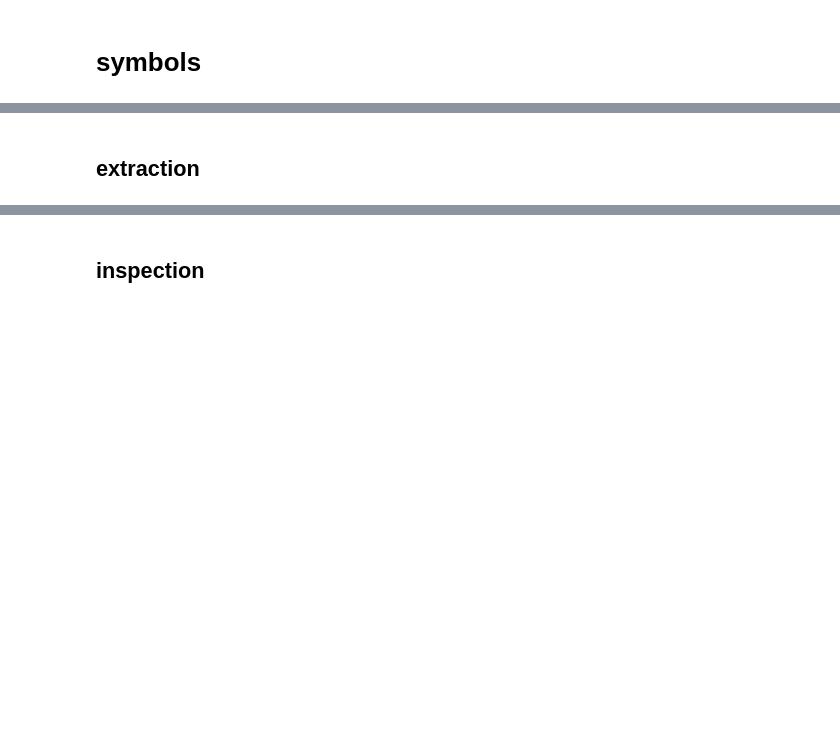
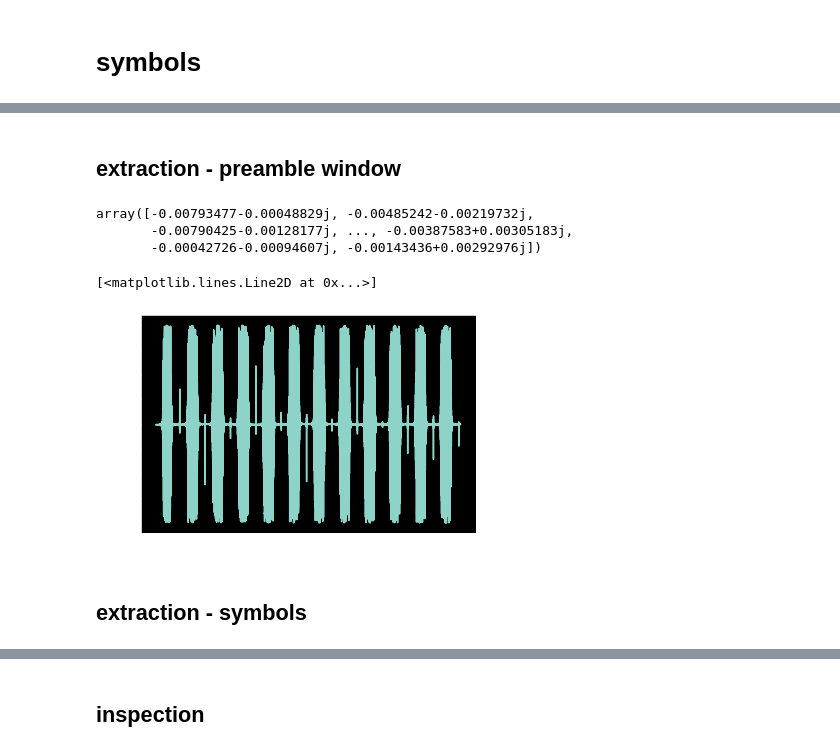
Before and after one commit to tjbergst/lorapy, a Jupyter notebook: data_processing_lorapy.ipynb, the cells around one changed output, grey strips where cells are left out. Cells and saved outputs as stored; diff of their text form; code cells hidden in the pictures; blank space fills up the shorter version.

```diff
--- a/data_processing_lorapy.ipynb
+++ b/data_processing_lorapy.ipynb
@@ -168,4 +168,18 @@ LoraPacket(id=778) || size: 12100 | BW: 9 | SF: 10 | Att: 0 | samples per symbol
+# %% [markdown]
+## extraction - preamble window
+# %%
+packet.extract_preamble_window()
+packet._preamble_window
+# %% [output]
+array([-0.00793477-0.00048829j, -0.00485242-0.00219732j,
+       -0.00790425-0.00128177j, ..., -0.00387583+0.00305183j,
+       -0.00042726-0.00094607j, -0.00143436+0.00292976j])
+# %%
+plt.plot(packet._preamble_window)
+# %% [output]
+[<matplotlib.lines.Line2D at 0x...>]
+[figure, added]
 # %% [markdown]
-## extraction
+## extraction - symbols
 # %%
 packet.extract_preamble_symbols()
```
Also changed, not shown: parts of 14 cells of this notebook, 2 other files.
